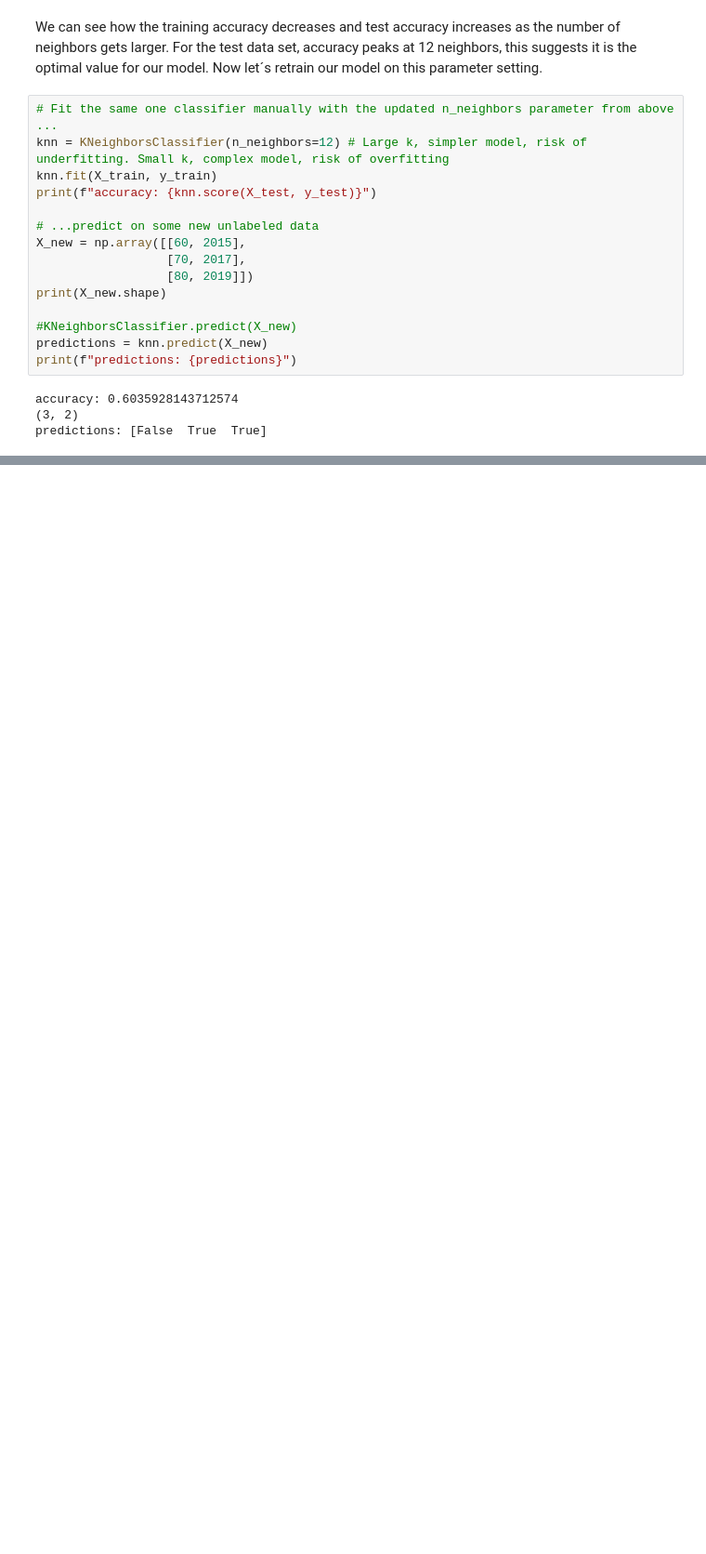
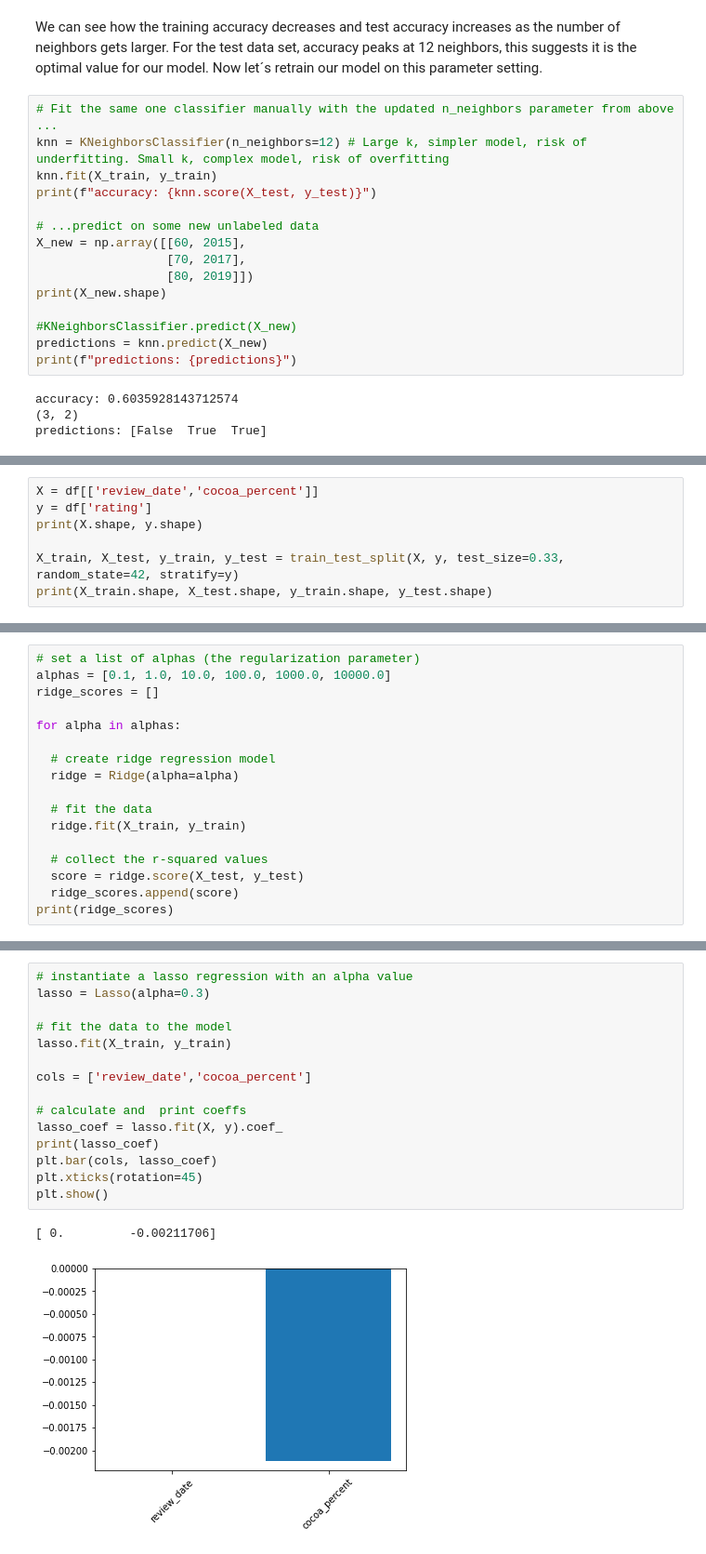
Before and after one commit to flyin01/tidy_tuesday, a Jupyter notebook: ml_pipeline.ipynb, the cells around one changed output, grey strips where cells are left out. Shown: that part at 93% size. Saved outputs shown, nothing was run; the diff lists cells and outputs as text; blank space fills up the shorter version.

Commit message:
added regression parts

```diff
--- a/ml_pipeline.ipynb
+++ b/ml_pipeline.ipynb
@@ -382,0 +413,7 @@ We see that test accuracy inreased from `accuracy: 0.5497005988023952` to `accur
+# %%
+X = df[['review_date','cocoa_percent']]
+y = df['rating']
+print(X.shape, y.shape)
+
+X_train, X_test, y_train, y_test = train_test_split(X, y, test_size=0.33, random_state=42, stratify=y)
+print(X_train.shape, X_test.shape, y_train.shape, y_test.shape)
@@ -382,0 +496,17 @@ We see that test accuracy inreased from `accuracy: 0.5497005988023952` to `accur
+# %%
+# set a list of alphas (the regularization parameter)
+alphas = [0.1, 1.0, 10.0, 100.0, 1000.0, 10000.0]
+ridge_scores = []
+
+for alpha in alphas:
+
+  # create ridge regression model
+  ridge = Ridge(alpha=alpha)
+
+  # fit the data
+  ridge.fit(X_train, y_train)
+
+  # collect the r-squared values
+  score = ridge.score(X_test, y_test)
+  ridge_scores.append(score)
+print(ridge_scores)
@@ -382,0 +521,18 @@ We see that test accuracy inreased from `accuracy: 0.5497005988023952` to `accur
+# %%
+# instantiate a lasso regression with an alpha value
+lasso = Lasso(alpha=0.3)
+
+# fit the data to the model
+lasso.fit(X_train, y_train)
+
+cols = ['review_date','cocoa_percent']
+
+# calculate and  print coeffs
+lasso_coef = lasso.fit(X, y).coef_
+print(lasso_coef)
+plt.bar(cols, lasso_coef)
+plt.xticks(rotation=45)
+plt.show()
+# %% [output]
+[ 0.         -0.00211706]
+[figure, added]
```
Also changed, not shown: parts of 15 cells of this notebook.
